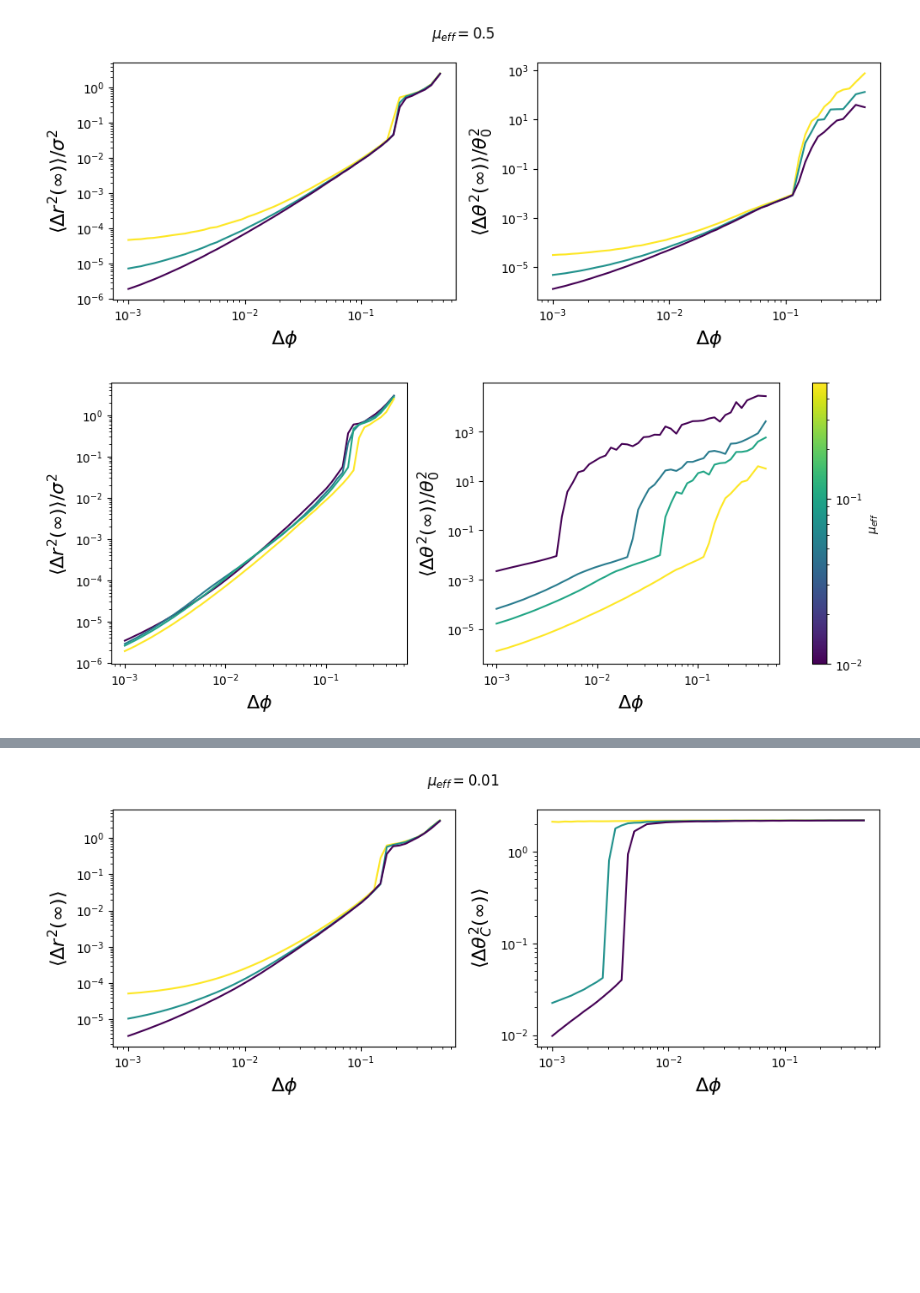
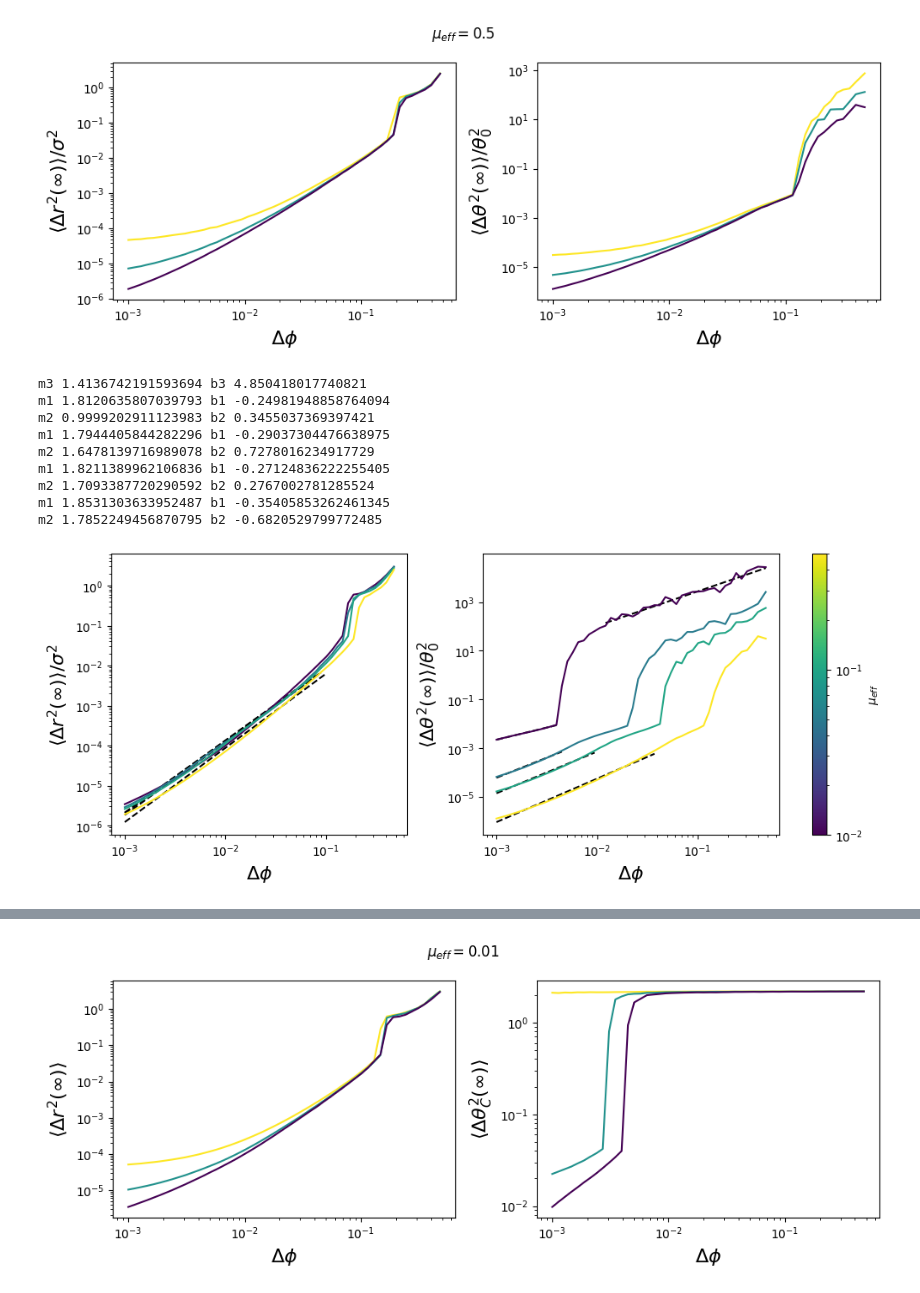
Before and after one commit to mmccraw98/notebooks-fall-25, a Jupyter notebook: 09/2-particle-box-sampling/diffusion-and-free-volume.ipynb, the cells around one changed output, grey strips where cells are left out. Drawn from its saved outputs; the diff is of its cells as text; code cells hidden in the pictures; blank space fills up the shorter version.

```diff
--- a/09/2-particle-box-sampling/diffusion-and-free-volume.ipynb
+++ b/09/2-particle-box-sampling/diffusion-and-free-volume.ipynb
@@ -480,31 +481,62 @@ for i, mu_eff in enumerate(mu_eff_paths):
 # %%
 fig, ax = plt.subplots(1, 2, figsize=(10, 4), constrained_layout=True)
 for i, mu_eff in enumerate(mu_eff_paths):
     path = os.path.join(data_root, mu_eff)
     for T in ['1e-05', '1e-06', '1e-07']:
         if T != '1e-07':
             continue
         T_fl = float(T)
         data_path = os.path.join(path, f'dynamics_{T}')
         msd_path = data_path + '_msd.npz'
         data = load(data_path, location=['init', 'final'], load_trajectory=True, load_full=False)
         msd_data = np.load(msd_path)
         t = msd_data['t']
         ids = msd_data['ids']
         msd = np.array([np.mean(msd_data['msd'][:, ids == i], axis=1) for i in np.unique(ids)])
 
         ax[0].plot(dphi_unique, np.mean(msd[:, -10:, :], axis=1)[:, 0], c=cmap(mu_eff_norm(mu_eff_scalars[i])))
         ax[1].plot(dphi_unique, np.mean(msd[:, -10:, :], axis=1)[:, 1] / data.angular_period[0] ** 2, c=cmap(mu_eff_norm(mu_eff_scalars[i])))
+        x = np.log10(dphi_unique)
+        y1 = np.log10(np.mean(msd[:, -10:, :], axis=1)[:, 0])
+        y2 = np.log10(np.mean(msd[:, -10:, :], axis=1)[:, 1] / data.angular_period[0] ** 2)
+        mk1 = y1 < np.log10(1e-2)
+        mk2 = y2 < np.log10(1e-3)
+        if np.sum(mk2) == 0:
+            mk2 = y2 < np.log10(1e-2)
+
+        m1, b1 = np.polyfit(x[mk1], y1[mk1], 1)
+        m2, b2 = np.polyfit(x[mk2], y2[mk2], 1)
+        ax[0].plot(10 ** x[mk1], 10 ** (m1 * x[mk1] + b1), c='k', linestyle='--', zorder=0)
+        ax[1].plot(10 ** x[mk2], 10 ** (m2 * x[mk2] + b2), c='k', linestyle='--', zorder=0)
+
+        if i == 0:
+            mk3 = y2 > np.log10(1e2)
+            m3, b3 = np.polyfit(x[mk3], y2[mk3], 1)
+            ax[1].plot(10 ** x[mk3], 10 ** (m3 * x[mk3] + b3), c='k', linestyle='--', zorder=0)
+            print('m3', m3, 'b3', b3)
+
+
+        print('m1', m1, 'b1', b1)
+        print('m2', m2, 'b2', b2)
     for a in ax:
         a.set_xscale('log')
         a.set_yscale('log')
         a.set_xlabel(r'$\Delta \phi$', fontsize=16)
 ax[0].set_ylabel(r'$\langle \Delta r^2 (\infty) \rangle / \sigma^2$', fontsize=16)
 ax[1].set_ylabel(r'$\langle \Delta \theta^2 (\infty) \rangle / \theta_0^2$', fontsize=16)
 sm = plt.cm.ScalarMappable(norm=mu_eff_norm, cmap=cmap)
 sm.set_array(mu_eff_scalars)
 cbar = plt.colorbar(sm, ax=ax, label=r'$\mu_{eff}$')
 plt.savefig(f'figures/msd_plateau_height.png', dpi=300)
 plt.show()
 # %% [output]
+m3 1.4136742191593694 b3 4.850418017740821
+m1 1.8120635807039793 b1 -0.24981948858764094
+m2 0.9999202911123983 b2 0.3455037369397421
+m1 1.7944405844282296 b1 -0.29037304476638975
+m2 1.6478139716989078 b2 0.7278016234917729
+m1 1.8211389962106836 b1 -0.27124836222255405
+m2 1.7093387720290592 b2 0.2767002781285524
+m1 1.8531303633952487 b1 -0.35405853262461345
+m2 1.7852249456870795 b2 -0.6820529799772485
-[figure, old version]
+[figure, new version]
```
Also changed, not shown: parts of 7 cells of this notebook, 6 other files.
